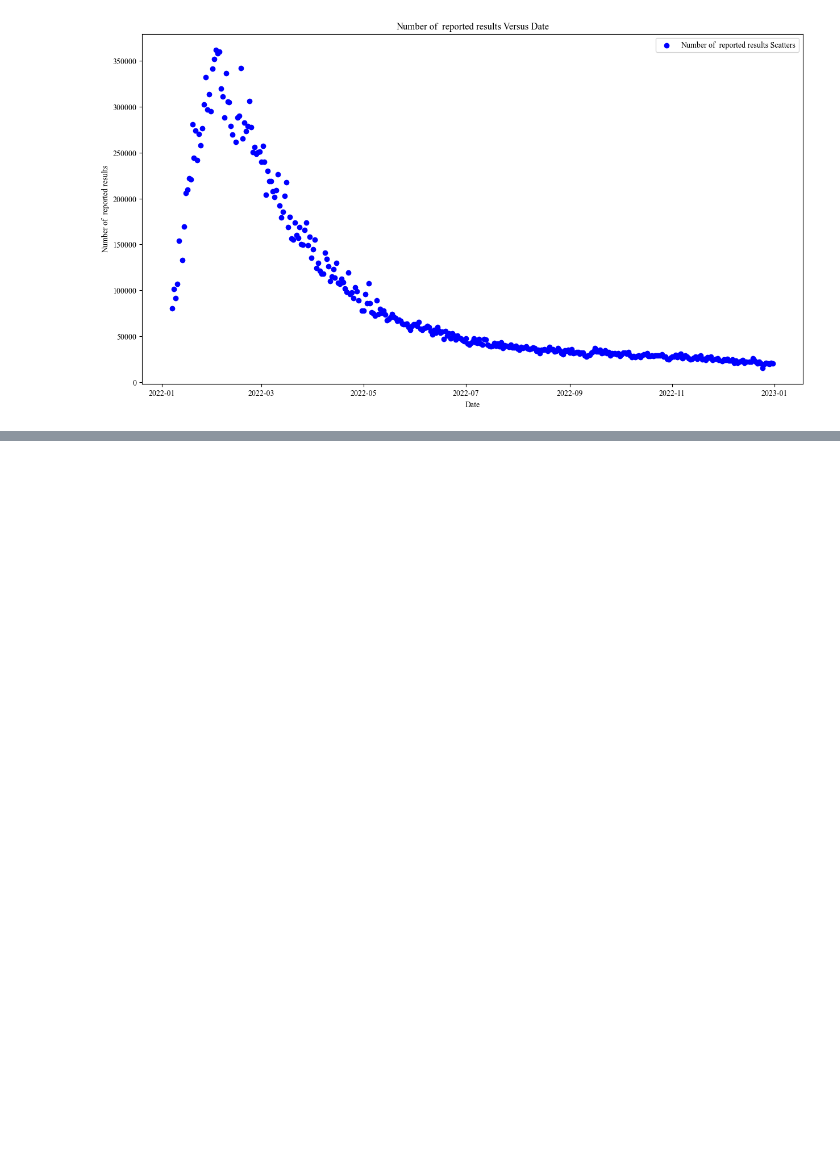
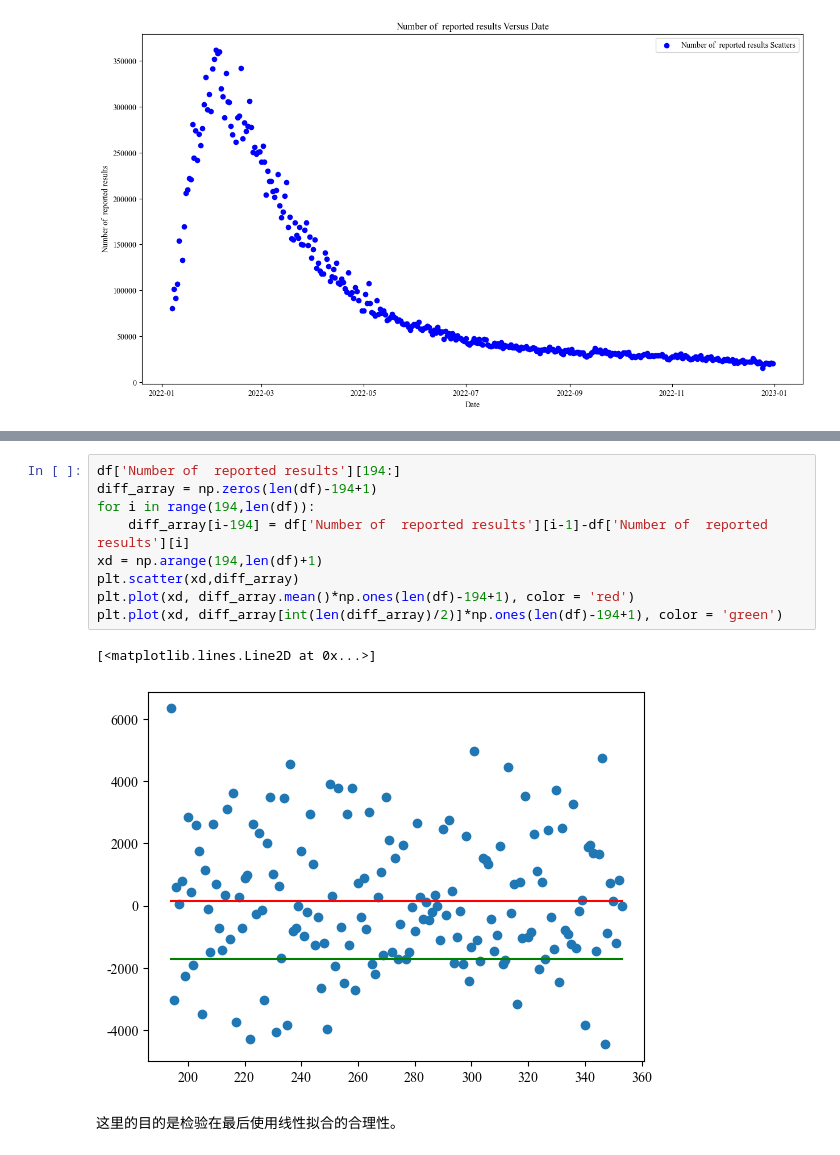
Before and after one commit to hthuz/mcm23, a Jupyter notebook: p1_plot.ipynb, the cells around one changed output, grey strips where cells are left out. Drawn from its saved outputs; the diff is of its cells as text; blank space fills up the shorter version.

```diff
--- a/p1_plot.ipynb
+++ b/p1_plot.ipynb
@@ -46,0 +78,14 @@ plt.plot(xd[184:], piecewise_model(xd[184:], *p))
+# %%
+df['Number of  reported results'][194:]
+diff_array = np.zeros(len(df)-194+1)
+for i in range(194,len(df)):
+    diff_array[i-194] = df['Number of  reported results'][i-1]-df['Number of  reported results'][i]
+xd = np.arange(194,len(df)+1)
+plt.scatter(xd,diff_array)
+plt.plot(xd, diff_array.mean()*np.ones(len(df)-194+1), color = 'red')
+plt.plot(xd, diff_array[int(len(diff_array)/2)]*np.ones(len(df)-194+1), color = 'green')
+# %% [output]
+[<matplotlib.lines.Line2D at 0x...>]
+[figure, added]
+# %% [markdown]
+这里的目的是检验在最后使用线性拟合的合理性。
```
Also changed, not shown: parts of 5 cells of this notebook, 3 other files.
